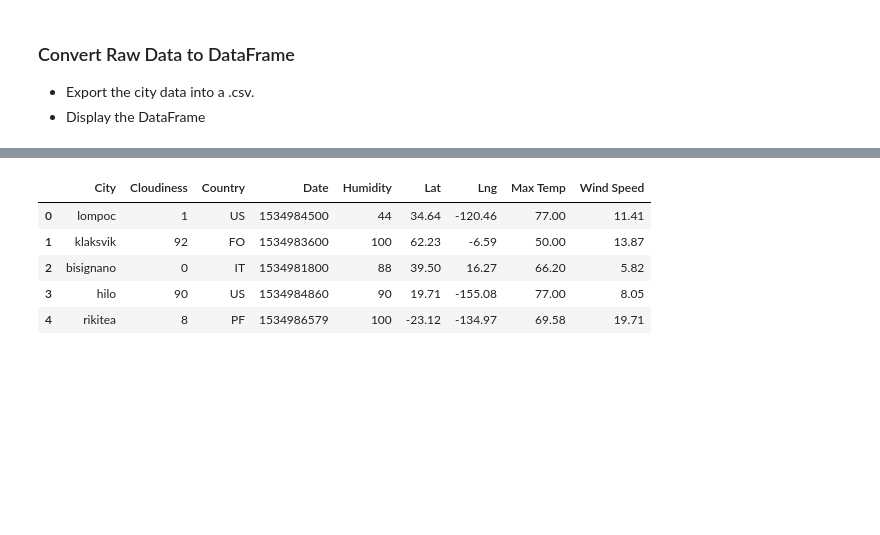
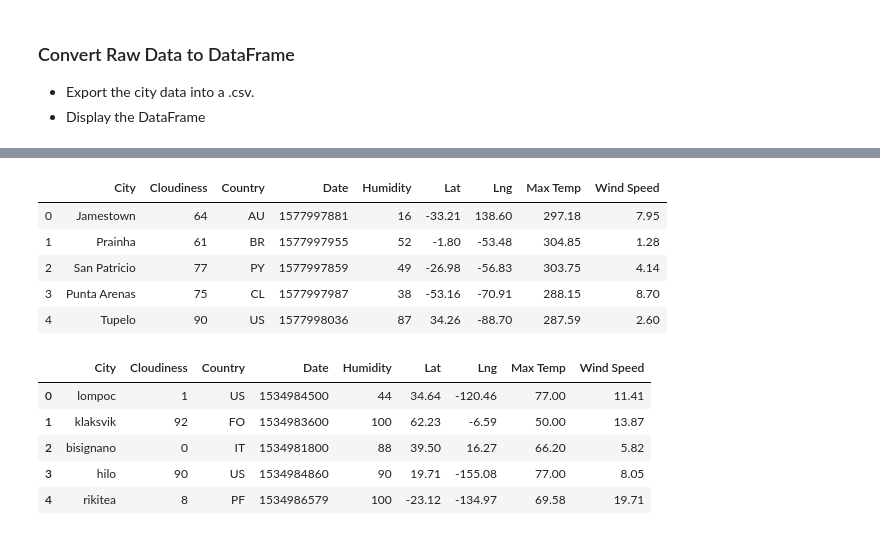
Before and after one commit to meppps/Python-Api-Challenge, a Jupyter notebook: WeatherPy.ipynb, the cells around one changed output, grey strips where cells are left out. Drawn from its saved outputs; the diff is of its cells as text; code cells hidden in the pictures; blank space fills up the shorter version.

```diff
--- a/WeatherPy.ipynb
+++ b/WeatherPy.ipynb
@@ -178,3 +178,14 @@ dtype: int64
+# %%
+# Create Dataframe
+df = pd.read_csv(output_data_file)
+df.head(5)
+# %% [output]
+|  | City | Cloudiness | Country | Date | Humidity | Lat | Lng | Max Temp | Wind Speed |
+| 0 | Jamestown | 64 | AU | 1577997881 | 16 | -33.21 | 138.60 | 297.18 | 7.95 |
+| 1 | Prainha | 61 | BR | 1577997955 | 52 | -1.80 | -53.48 | 304.85 | 1.28 |
+| 2 | San Patricio | 77 | PY | 1577997859 | 49 | -26.98 | -56.83 | 303.75 | 4.14 |
+| 3 | Punta Arenas | 75 | CL | 1577997987 | 38 | -53.16 | -70.91 | 288.15 | 8.70 |
+| 4 | Tupelo | 90 | US | 1577998036 | 87 | 34.26 | -88.70 | 287.59 | 2.60 |
 # %%
 # %% [output]
 |  | City | Cloudiness | Country | Date | Humidity | Lat | Lng | Max Temp | Wind Speed |
```
Also changed, not shown: parts of 8 cells of this notebook, 1 other file.
